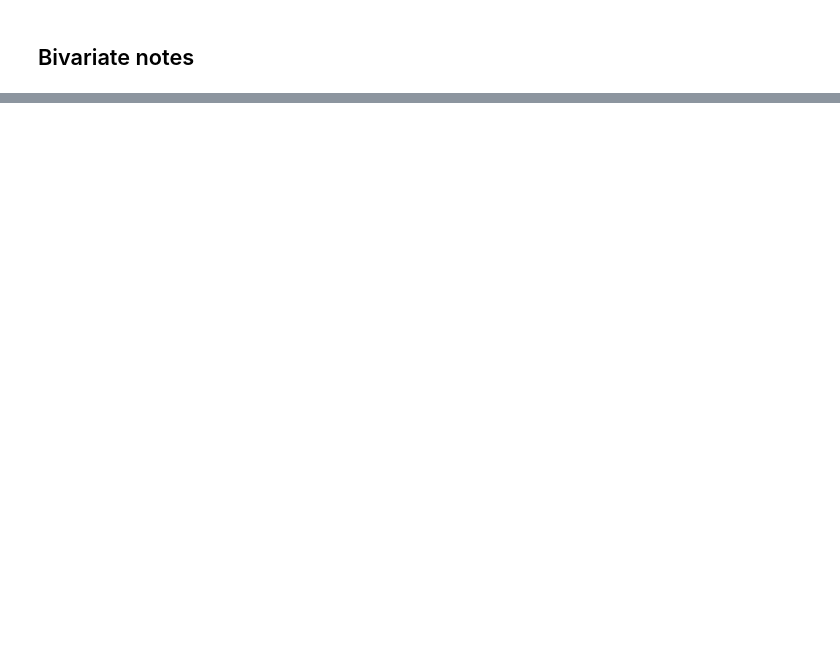
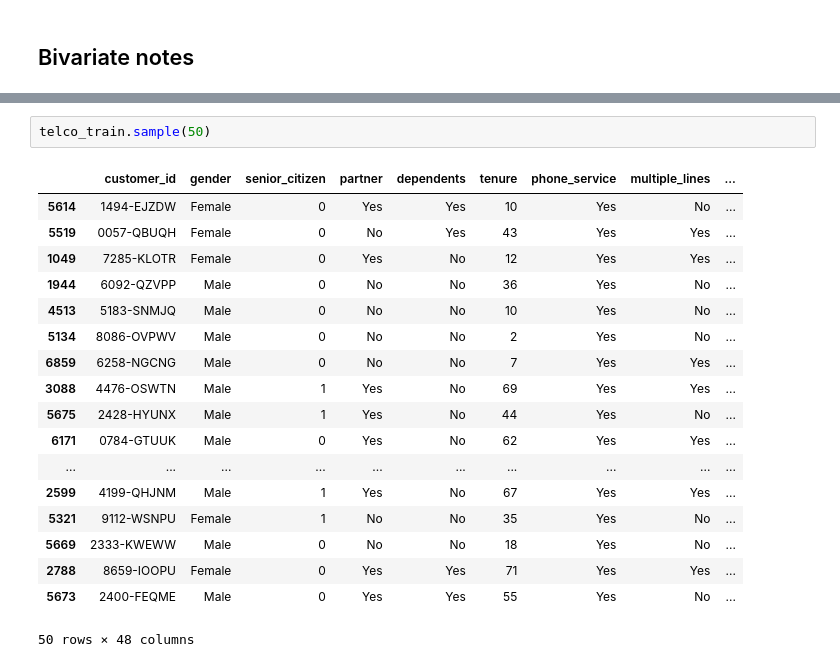
Before and after one commit to brianclements03/Telco_Project, a Jupyter notebook: telco_data_exploration.ipynb, the cells around one changed output, grey strips where cells are left out. Drawn from its saved outputs; the diff is of its cells as text; blank space fills up the shorter version.

```diff
--- a/telco_data_exploration.ipynb
+++ b/telco_data_exploration.ipynb
@@ -335,0 +300,21 @@ telco_train.head()
+# %%
+telco_train.sample(50)
+# %% [output]
+|  | customer_id | gender | senior_citizen | partner | dependents | tenure | phone_service | multiple_lines | ... |
+| 5614 | 1494-EJZDW | Female | 0 | Yes | Yes | 10 | Yes | No | ... |
+| 5519 | 0057-QBUQH | Female | 0 | No | Yes | 43 | Yes | Yes | ... |
+| 1049 | 7285-KLOTR | Female | 0 | Yes | No | 12 | Yes | Yes | ... |
+| 1944 | 6092-QZVPP | Male | 0 | No | No | 36 | Yes | No | ... |
+| 4513 | 5183-SNMJQ | Male | 0 | No | No | 10 | Yes | No | ... |
+| 5134 | 8086-OVPWV | Male | 0 | No | No | 2 | Yes | No | ... |
+| 6859 | 6258-NGCNG | Male | 0 | No | No | 7 | Yes | Yes | ... |
+| 3088 | 4476-OSWTN | Male | 1 | Yes | No | 69 | Yes | Yes | ... |
+| 5675 | 2428-HYUNX | Male | 1 | Yes | No | 44 | Yes | No | ... |
+| 6171 | 0784-GTUUK | Male | 0 | Yes | No | 62 | Yes | Yes | ... |
+| ... | ... | ... | ... | ... | ... | ... | ... | ... | ... |
+| 2599 | 4199-QHJNM | Male | 1 | Yes | No | 67 | Yes | Yes | ... |
+| 5321 | 9112-WSNPU | Female | 1 | No | No | 35 | Yes | No | ... |
+| 5669 | 2333-KWEWW | Male | 0 | No | No | 18 | Yes | No | ... |
+| 2788 | 8659-IOOPU | Female | 0 | Yes | Yes | 71 | Yes | Yes | ... |
+| 5673 | 2400-FEQME | Male | 0 | Yes | Yes | 55 | Yes | No | ... |
+50 rows × 48 columns
```
Also changed, not shown: parts of 10 cells of this notebook, 5 other files.
